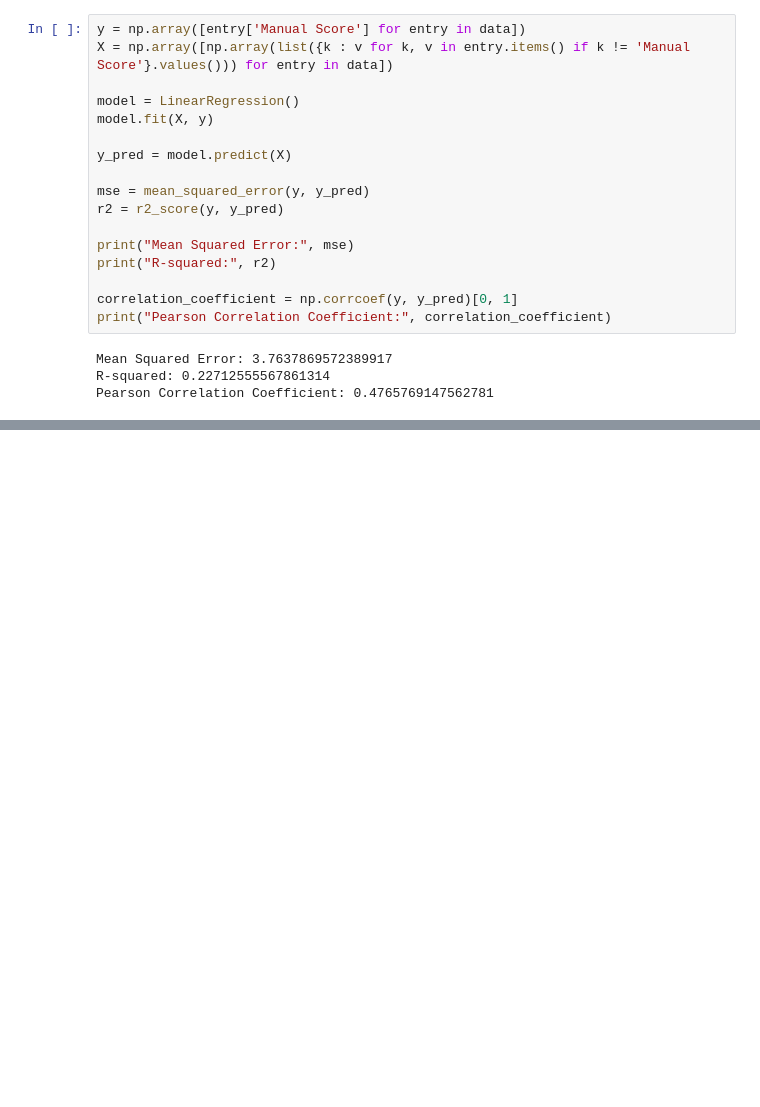
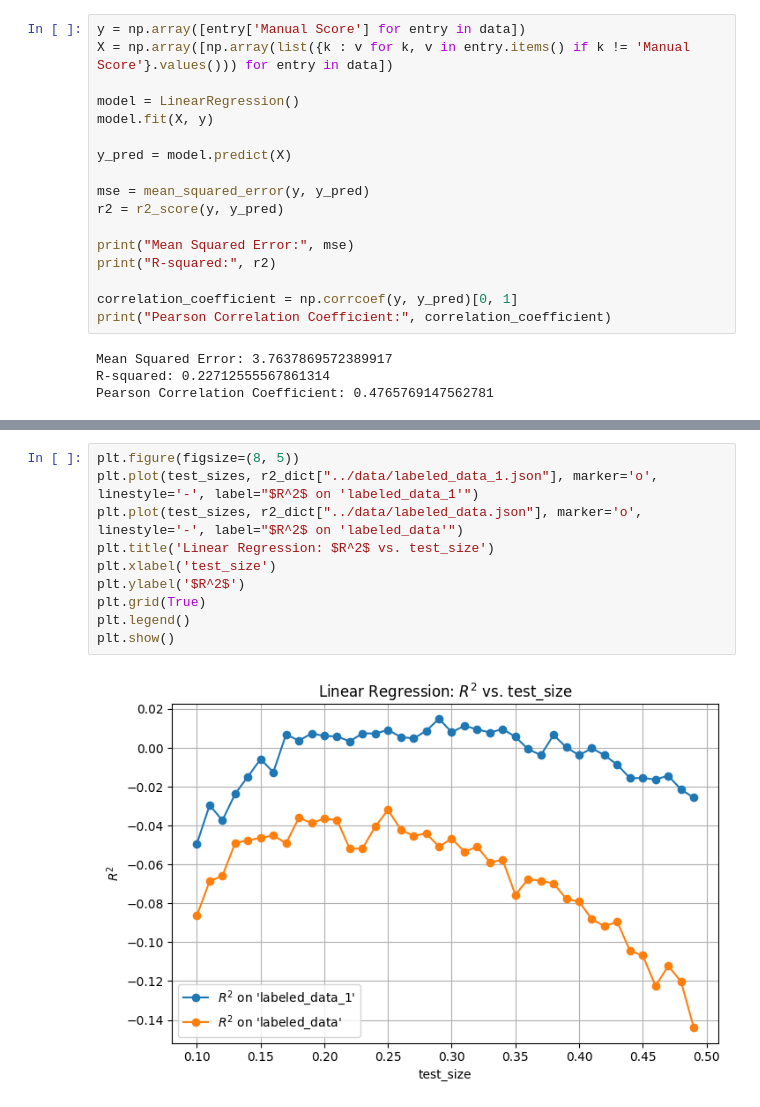
Before and after one commit to riensou/SNP-automate, a Jupyter notebook: scripts/linear_regression.ipynb, the cells around one changed output, grey strips where cells are left out. Saved outputs shown, nothing was run; the diff lists cells and outputs as text; blank space fills up the shorter version.

```diff
--- a/scripts/linear_regression.ipynb
+++ b/scripts/linear_regression.ipynb
@@ -138,0 +173,12 @@ Pearson Correlation Coefficient: 0.4765769147562781
+# %%
+plt.figure(figsize=(8, 5))
+plt.plot(test_sizes, r2_dict["../data/labeled_data_1.json"], marker='o', linestyle='-', label="$R^2$ on 'labeled_data_1'")
+plt.plot(test_sizes, r2_dict["../data/labeled_data.json"], marker='o', linestyle='-', label="$R^2$ on 'labeled_data'")
+plt.title('Linear Regression: $R^2$ vs. test_size')
+plt.xlabel('test_size')
+plt.ylabel('$R^2$')
+plt.grid(True)
+plt.legend()
+plt.show()
+# %% [output]
+[figure, added]
```
Also changed, not shown: parts of 14 cells of this notebook, 5 other files.
